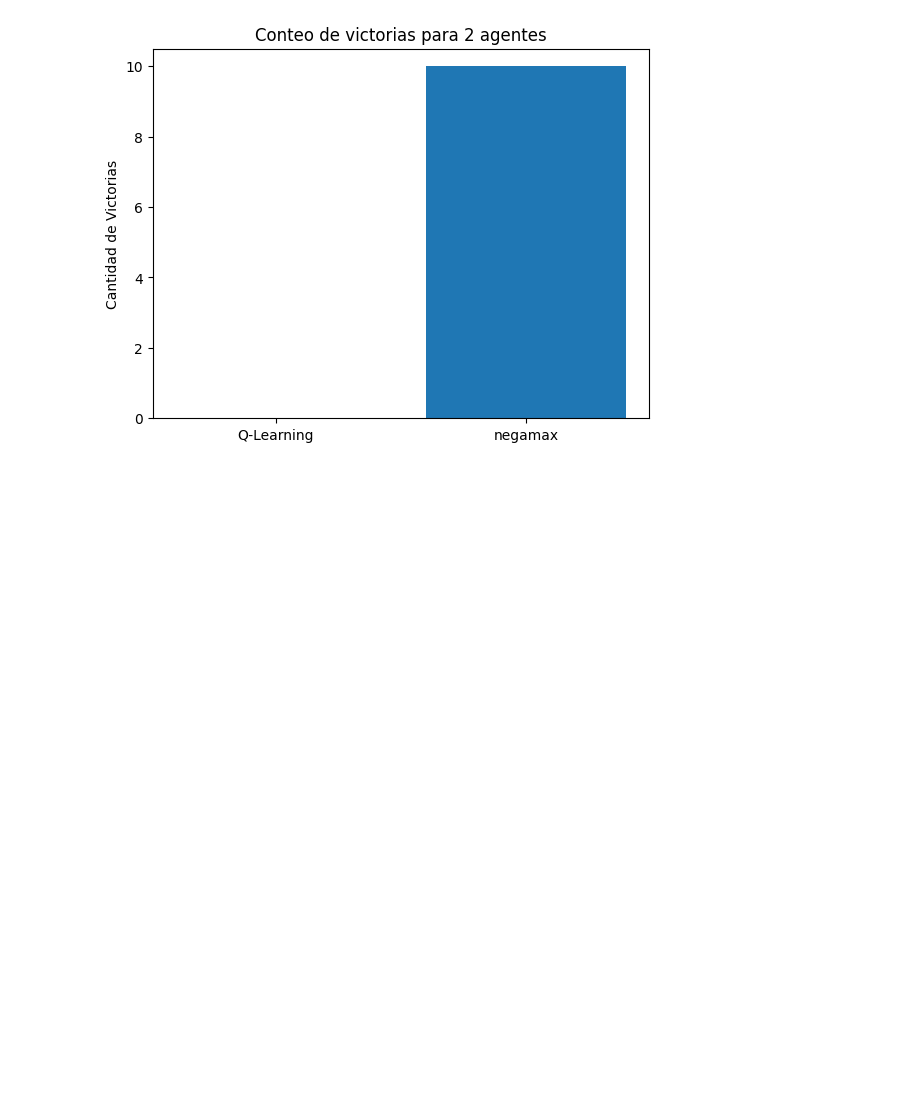
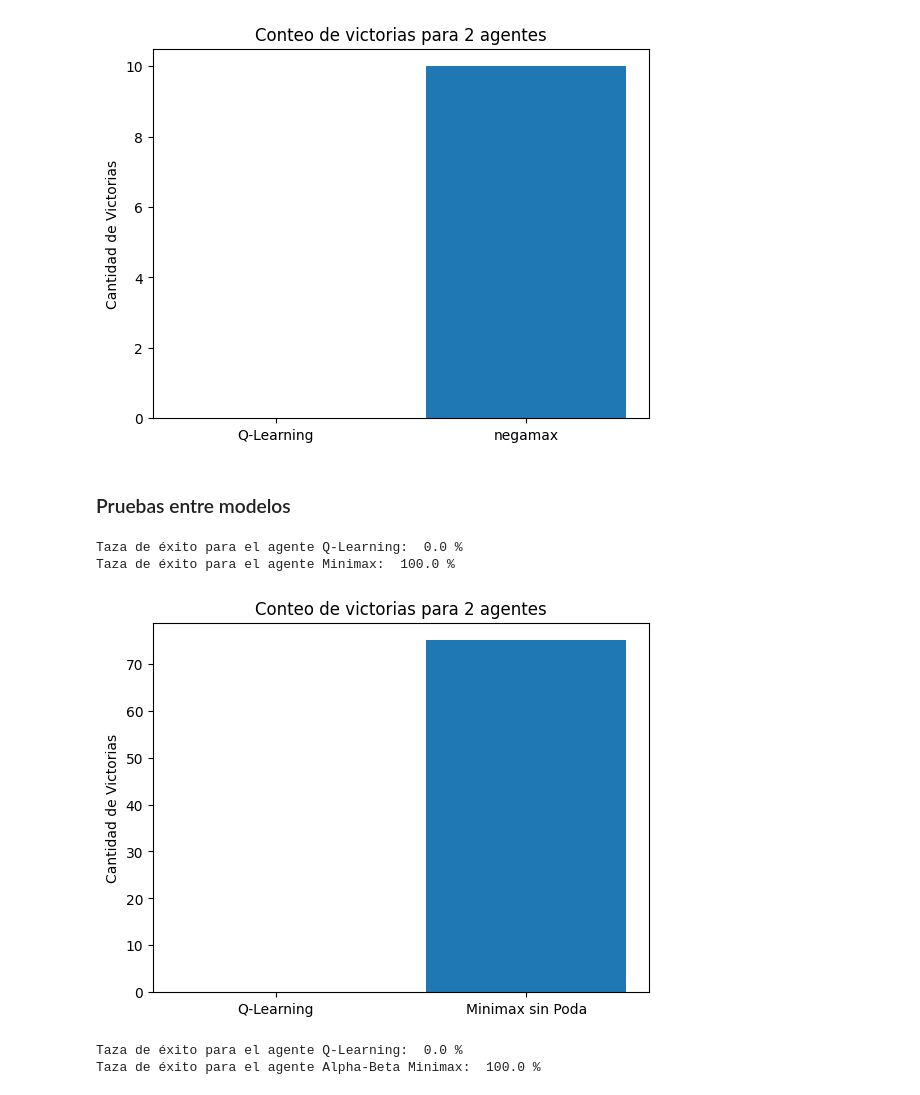
Before and after one commit to LeivaDiego/Laboratorio7_IA, a Jupyter notebook: src/connect4_TDlearning.ipynb, the cells around one changed output. Saved outputs shown, nothing was run; the diff lists cells and outputs as text; code cells hidden in the pictures; blank space fills up the shorter version.

Commit message:
Model Metrics and model comparition

```diff
--- a/src/connect4_TDlearning.ipynb
+++ b/src/connect4_TDlearning.ipynb
@@ -827,3 +827,26 @@ Taza de éxito para el agente Negamax:  100.0 %
 plot_win_count(win_rate_1, "Q-Learning", win_rate_2, "negamax", 10)
 # %% [output]
 [figure]
+# %% [markdown]
+### Pruebas entre modelos
+# %%
+# Mostrar los resultados
+win_rate_1, win_rate_2 = win_rate(evaluate("connectx", [q_learning_agent, minimax_agent], num_episodes=75))
+print("Taza de éxito para el agente Q-Learning: ", win_rate_1, "%")
+print("Taza de éxito para el agente Minimax: ", win_rate_2, "%")
+# %% [output]
+Taza de éxito para el agente Q-Learning:  0.0 %
+Taza de éxito para el agente Minimax:  100.0 %
+# %%
+# Graficar los resultados
+plot_win_count(win_rate_1, "Q-Learning", win_rate_2, "Minimax sin Poda", 75)
+# %% [output]
+[figure, added]
+# %%
+# Mostrar los resultados
+win_rate_1, win_rate_2 = win_rate(evaluate("connectx", [q_learning_agent, minimax_agent_alpha_beta], num_episodes=75))
+print("Taza de éxito para el agente Q-Learning: ", win_rate_1, "%")
+print("Taza de éxito para el agente Alpha-Beta Minimax: ", win_rate_2, "%")
+# %% [output]
+Taza de éxito para el agente Q-Learning:  0.0 %
+Taza de éxito para el agente Alpha-Beta Minimax:  100.0 %
```
Also changed, not shown: parts of 11 cells of this notebook.
